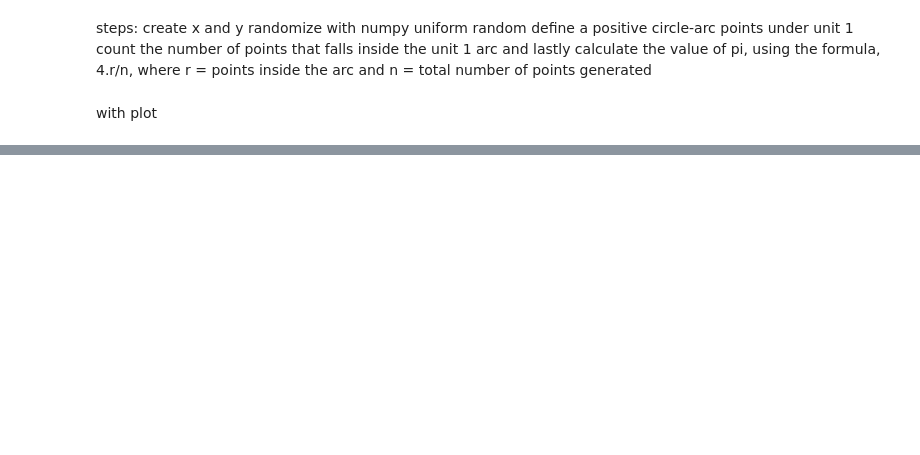
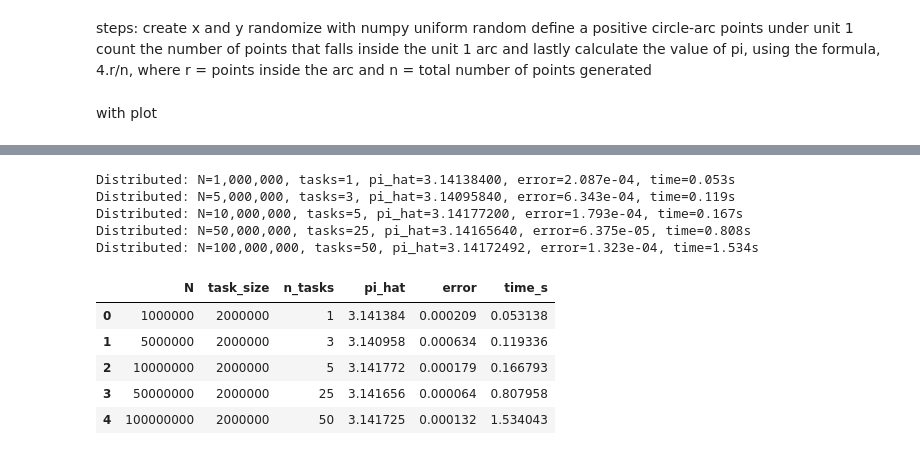
Before and after one commit to shreejal1/miniproject_computing, a Jupyter notebook: lecture3_exercise.ipynb, the cells around one changed output, grey strips where cells are left out. Drawn from its saved outputs; the diff is of its cells as text; code cells hidden in the pictures; blank space fills up the shorter version.

```diff
--- a/lecture3_exercise.ipynb
+++ b/lecture3_exercise.ipynb
@@ -140,0 +742,28 @@ Time elapsed: 0.2019 seconds
+# %%
+# Include 100M samples as requested.
+N_values = [1_000_000, 5_000_000, 10_000_000, 50_000_000, 100_000_000]
+TASK_SIZE = 2_000_000
+
+dist_results = []
+for N in N_values:
+    out = estimate_pi_distributed(N, task_size=TASK_SIZE)
+    dist_results.append(out)
+    print(
+        f"Distributed: N={out['N']:,}, tasks={out['n_tasks']}, "
+        f"pi_hat={out['pi_hat']:.8f}, error={out['error']:.3e}, time={out['time_s']:.3f}s"
+    )
+
+dist_df = pd.DataFrame(dist_results)
+dist_df
+# %% [output]
+Distributed: N=1,000,000, tasks=1, pi_hat=3.14138400, error=2.087e-04, time=0.053s
+Distributed: N=5,000,000, tasks=3, pi_hat=3.14095840, error=6.343e-04, time=0.119s
+Distributed: N=10,000,000, tasks=5, pi_hat=3.14177200, error=1.793e-04, time=0.167s
+Distributed: N=50,000,000, tasks=25, pi_hat=3.14165640, error=6.375e-05, time=0.808s
+Distributed: N=100,000,000, tasks=50, pi_hat=3.14172492, error=1.323e-04, time=1.534s
+|  | N | task_size | n_tasks | pi_hat | error | time_s |
+| 0 | 1000000 | 2000000 | 1 | 3.141384 | 0.000209 | 0.053138 |
+| 1 | 5000000 | 2000000 | 3 | 3.140958 | 0.000634 | 0.119336 |
+| 2 | 10000000 | 2000000 | 5 | 3.141772 | 0.000179 | 0.166793 |
+| 3 | 50000000 | 2000000 | 25 | 3.141656 | 0.000064 | 0.807958 |
+| 4 | 100000000 | 2000000 | 50 | 3.141725 | 0.000132 | 1.534043 |
```
Also changed, not shown: parts of 25 cells of this notebook, 7 other files.
